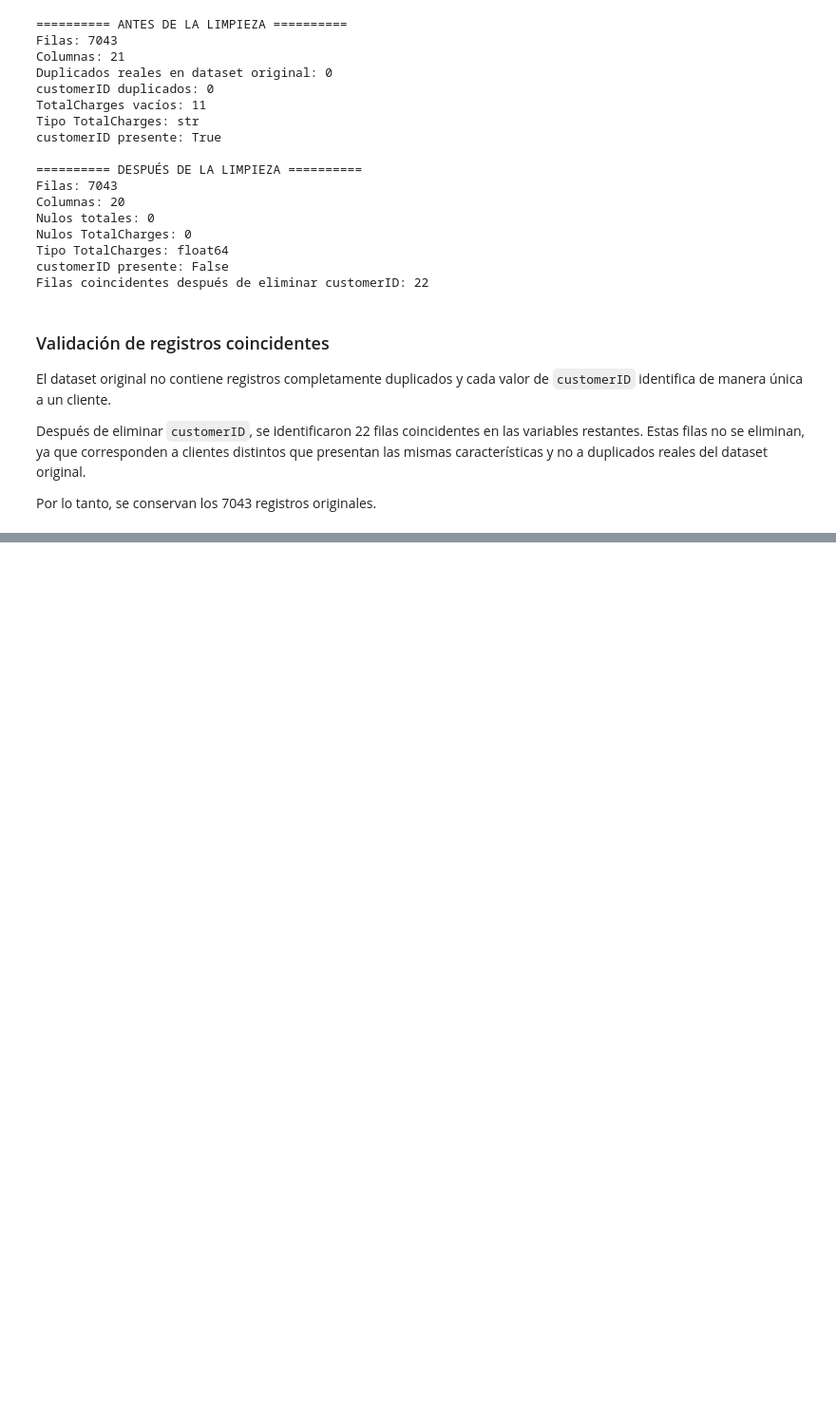
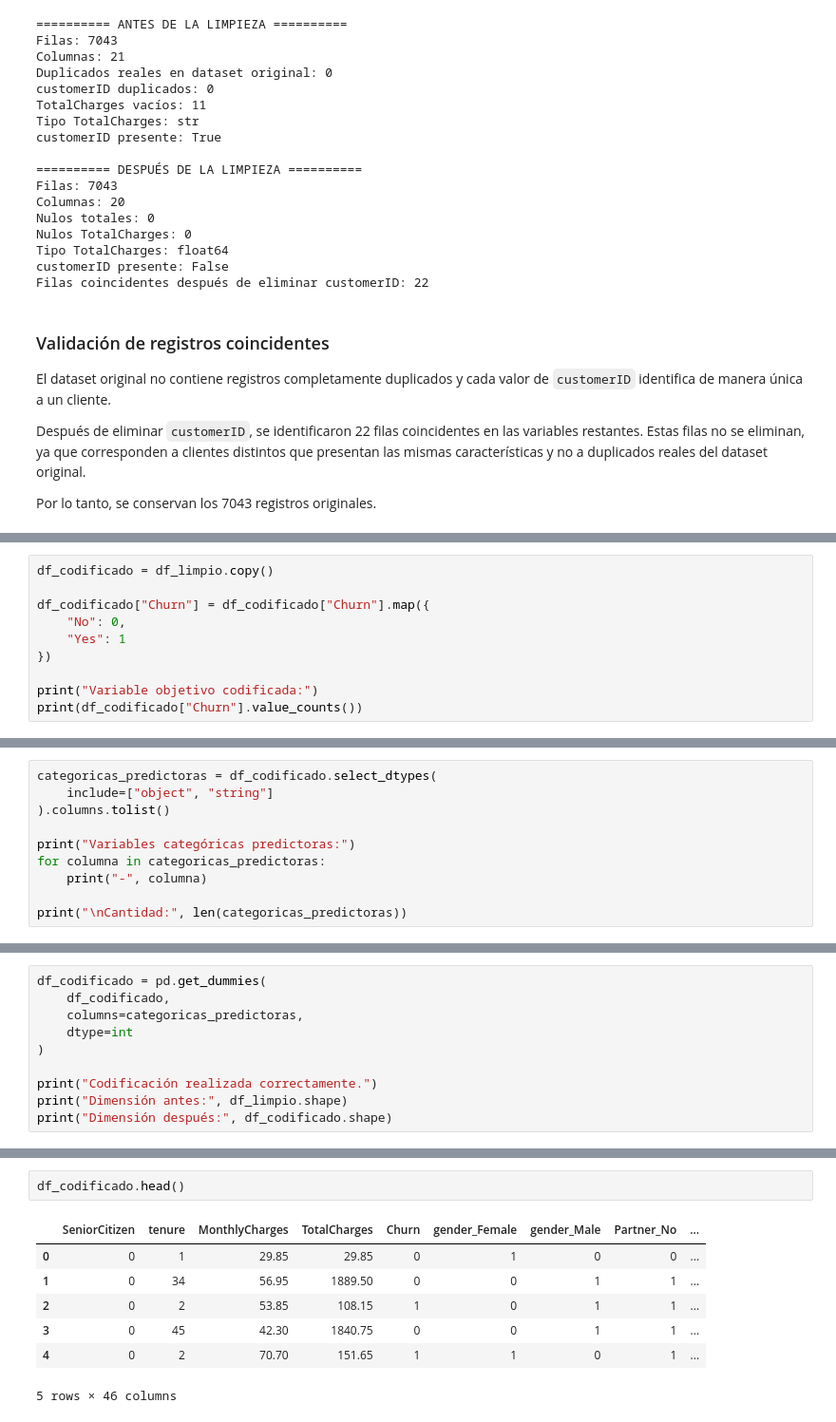
Before and after one commit to Allan-Romero/Sistema-MLOps, a Jupyter notebook: notebooks/exploracion_churn.ipynb, the cells around one changed output, grey strips where cells are left out. Shown at 95% size. Cells and saved outputs as stored; diff of their text form; blank space fills up the shorter version.

Commit message:
feat: codificar variables categoricas del dataset churn

```diff
--- a/notebooks/exploracion_churn.ipynb
+++ b/notebooks/exploracion_churn.ipynb
@@ -303,0 +335,10 @@ Por lo tanto, se conservan los 7043 registros originales.
+# %%
+df_codificado = df_limpio.copy()
+
+df_codificado["Churn"] = df_codificado["Churn"].map({
+    "No": 0,
+    "Yes": 1
+})
+
+print("Variable objetivo codificada:")
+print(df_codificado["Churn"].value_counts())
@@ -303,0 +351,10 @@ Por lo tanto, se conservan los 7043 registros originales.
+# %%
+categoricas_predictoras = df_codificado.select_dtypes(
+    include=["object", "string"]
+).columns.tolist()
+
+print("Variables categóricas predictoras:")
+for columna in categoricas_predictoras:
+    print("-", columna)
+
+print("\nCantidad:", len(categoricas_predictoras))
@@ -303,0 +380,10 @@ Por lo tanto, se conservan los 7043 registros originales.
+# %%
+df_codificado = pd.get_dummies(
+    df_codificado,
+    columns=categoricas_predictoras,
+    dtype=int
+)
+
+print("Codificación realizada correctamente.")
+print("Dimensión antes:", df_limpio.shape)
+print("Dimensión después:", df_codificado.shape)
@@ -303,0 +404,10 @@ Por lo tanto, se conservan los 7043 registros originales.
+# %%
+df_codificado.head()
+# %% [output]
+|  | SeniorCitizen | tenure | MonthlyCharges | TotalCharges | Churn | gender_Female | gender_Male | Partner_No | ... |
+| 0 | 0 | 1 | 29.85 | 29.85 | 0 | 1 | 0 | 0 | ... |
+| 1 | 0 | 34 | 56.95 | 1889.50 | 0 | 0 | 1 | 1 | ... |
+| 2 | 0 | 2 | 53.85 | 108.15 | 1 | 0 | 1 | 1 | ... |
+| 3 | 0 | 45 | 42.30 | 1840.75 | 0 | 0 | 1 | 1 | ... |
+| 4 | 0 | 2 | 70.70 | 151.65 | 1 | 1 | 0 | 1 | ... |
+5 rows × 46 columns
```
Also changed, not shown: parts of 7 cells of this notebook.
